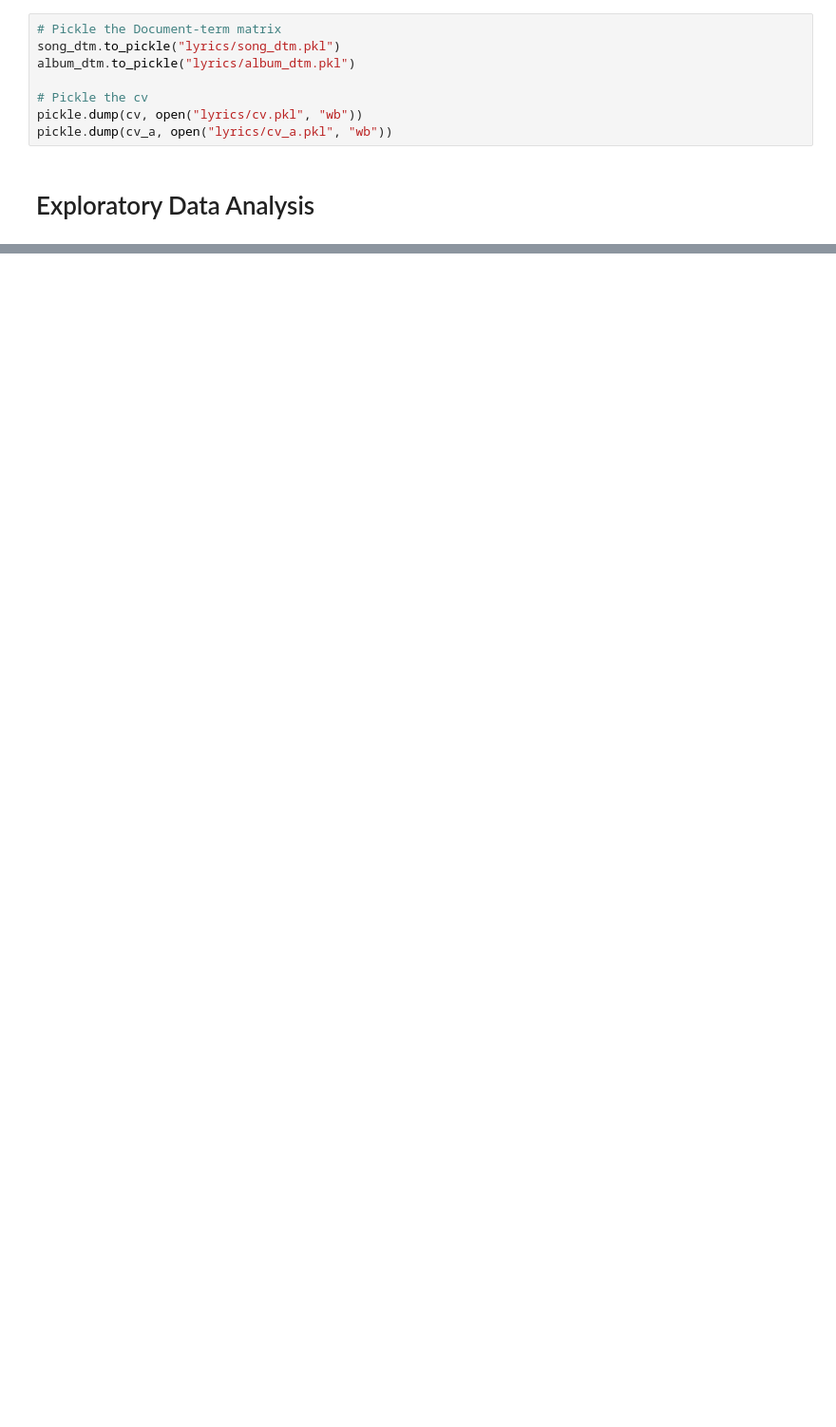
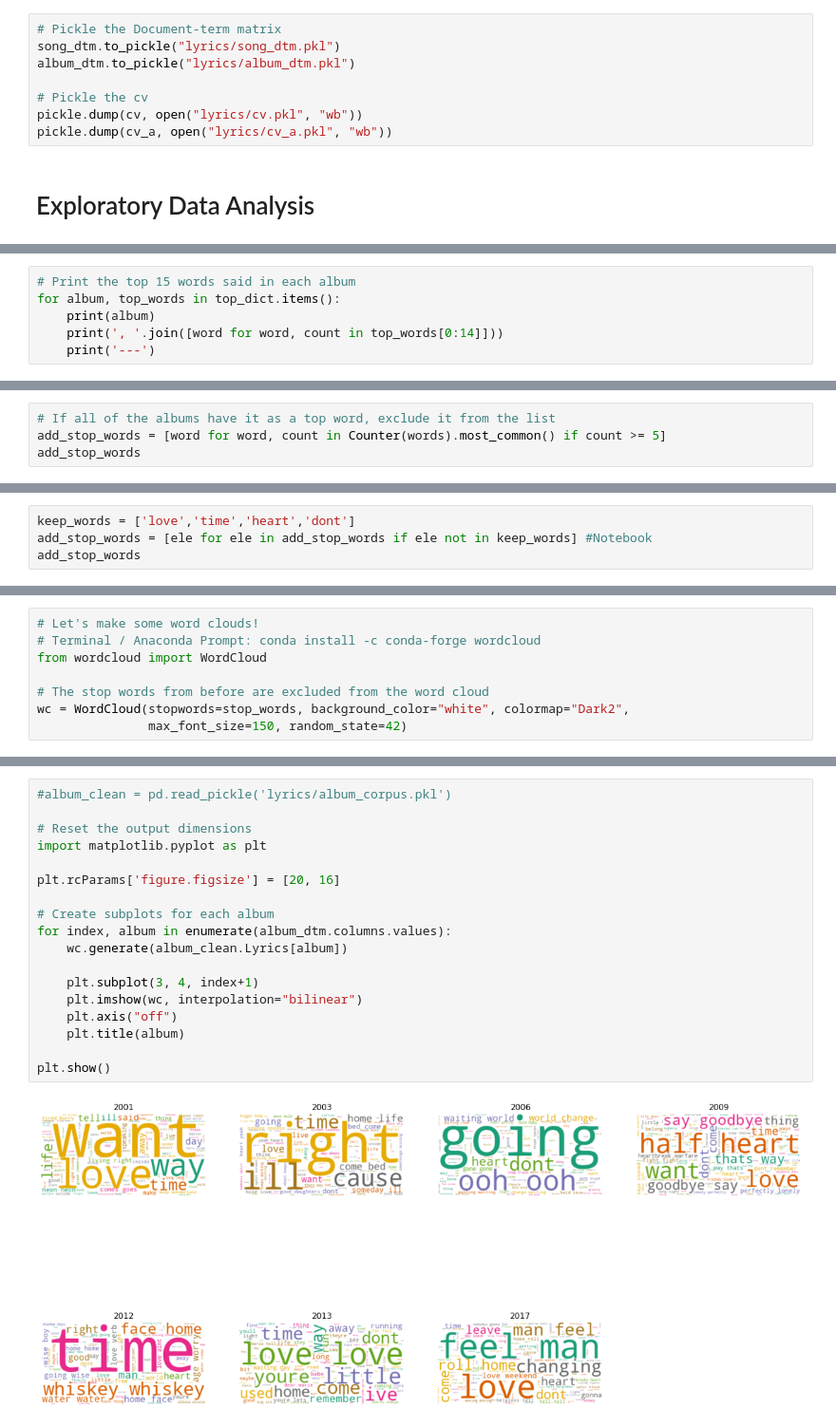
Before and after one commit to numalj/John-Mayer-Lyrics-Analysis, a Jupyter notebook: John-Mayer-Lyrics-Analysis.ipynb, the cells around one changed output, grey strips where cells are left out. Shown at 95% size. Drawn from its saved outputs; the diff is of its cells as text; blank space fills up the shorter version.

```diff
--- a/John-Mayer-Lyrics-Analysis.ipynb
+++ b/John-Mayer-Lyrics-Analysis.ipynb
@@ -446,0 +552,6 @@ pickle.dump(cv_a, open("lyrics/cv_a.pkl", "wb"))
+# %%
+# Print the top 15 words said in each album
+for album, top_words in top_dict.items():
+    print(album)
+    print(', '.join([word for word, count in top_words[0:14]]))
+    print('---')
@@ -446,0 +618,4 @@ pickle.dump(cv_a, open("lyrics/cv_a.pkl", "wb"))
+# %%
+# If all of the albums have it as a top word, exclude it from the list
+add_stop_words = [word for word, count in Counter(words).most_common() if count >= 5]
+add_stop_words
@@ -446,0 +624,4 @@ pickle.dump(cv_a, open("lyrics/cv_a.pkl", "wb"))
+# %%
+keep_words = ['love','time','heart','dont']
+add_stop_words = [ele for ele in add_stop_words if ele not in keep_words] #Notebook
+add_stop_words
@@ -446,0 +717,8 @@ pickle.dump(cv_a, open("lyrics/cv_a.pkl", "wb"))
+# %%
+# Let's make some word clouds!
+# Terminal / Anaconda Prompt: conda install -c conda-forge wordcloud
+from wordcloud import WordCloud
+
+# The stop words from before are excluded from the word cloud
+wc = WordCloud(stopwords=stop_words, background_color="white", colormap="Dark2",
+               max_font_size=150, random_state=42)
@@ -446,0 +741,20 @@ pickle.dump(cv_a, open("lyrics/cv_a.pkl", "wb"))
+# %%
+#album_clean = pd.read_pickle('lyrics/album_corpus.pkl')
+
+# Reset the output dimensions
+import matplotlib.pyplot as plt
+
+plt.rcParams['figure.figsize'] = [20, 16]
+
+# Create subplots for each album
+for index, album in enumerate(album_dtm.columns.values):
+    wc.generate(album_clean.Lyrics[album])
+
+    plt.subplot(3, 4, index+1)
+    plt.imshow(wc, interpolation="bilinear")
+    plt.axis("off")
+    plt.title(album)
+
+plt.show()
+# %% [output]
+[figure, added]
```
Also changed, not shown: parts of 36 cells of this notebook, 1 other file.
